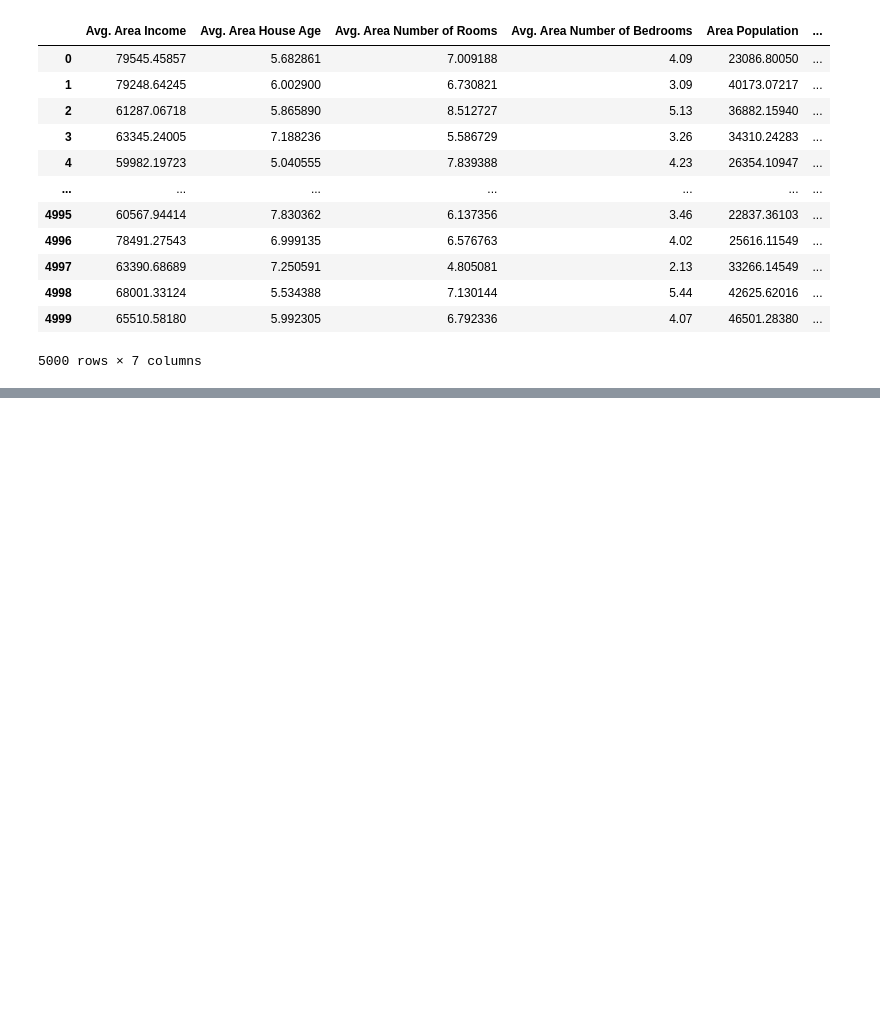
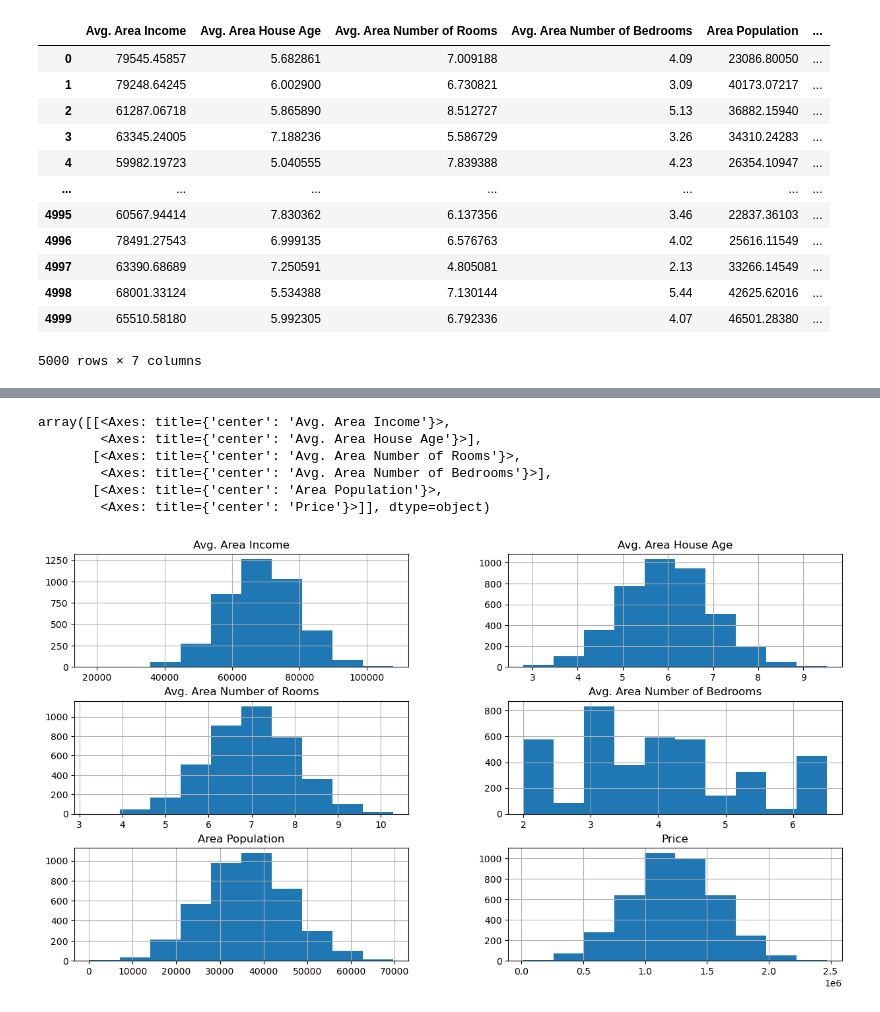
Before and after one commit to Miirshe/USA-Housing-Analysis-and-Prediction-Price, a Jupyter notebook: USA-Housing-Analysis-and-Prediction-Price.ipynb, the cells around one changed output, grey strips where cells are left out. Drawn from its saved outputs; the diff is of its cells as text; code cells hidden in the pictures; blank space fills up the shorter version.

Commit message:
data exploration

```diff
--- a/USA-Housing-Analysis-and-Prediction-Price.ipynb
+++ b/USA-Housing-Analysis-and-Prediction-Price.ipynb
@@ -100,3 +102,8 @@ usa_housing
 | 4998 | 68001.33124 | 5.534388 | 7.130144 | 5.44 | 42625.62016 | ... |
 | 4999 | 65510.58180 | 5.992305 | 6.792336 | 4.07 | 46501.28380 | ... |
 5000 rows × 7 columns
+# %%
+from sklearn.model_selection import train_test_split
+
+x = usa_housing.drop(['Price'], axis = 1 )
+y = usa_housing['Price']
@@ -102,0 +141,4 @@ usa_housing
+# %%
+x_train , x_test , y_train , y_test = train_test_split(x , y , test_size = 0.2)
+# %%
+data_train = x_train.join(y_train)
@@ -102,0 +161,10 @@ usa_housing
+# %%
+data_train.hist(figsize = (15,8))
+# %% [output]
+array([[<Axes: title={'center': 'Avg. Area Income'}>,
+        <Axes: title={'center': 'Avg. Area House Age'}>],
+       [<Axes: title={'center': 'Avg. Area Number of Rooms'}>,
+        <Axes: title={'center': 'Avg. Area Number of Bedrooms'}>],
+       [<Axes: title={'center': 'Area Population'}>,
+        <Axes: title={'center': 'Price'}>]], dtype=object)
+[figure, added]
```
Also changed, not shown: parts of 10 cells of this notebook, 1 other file.
